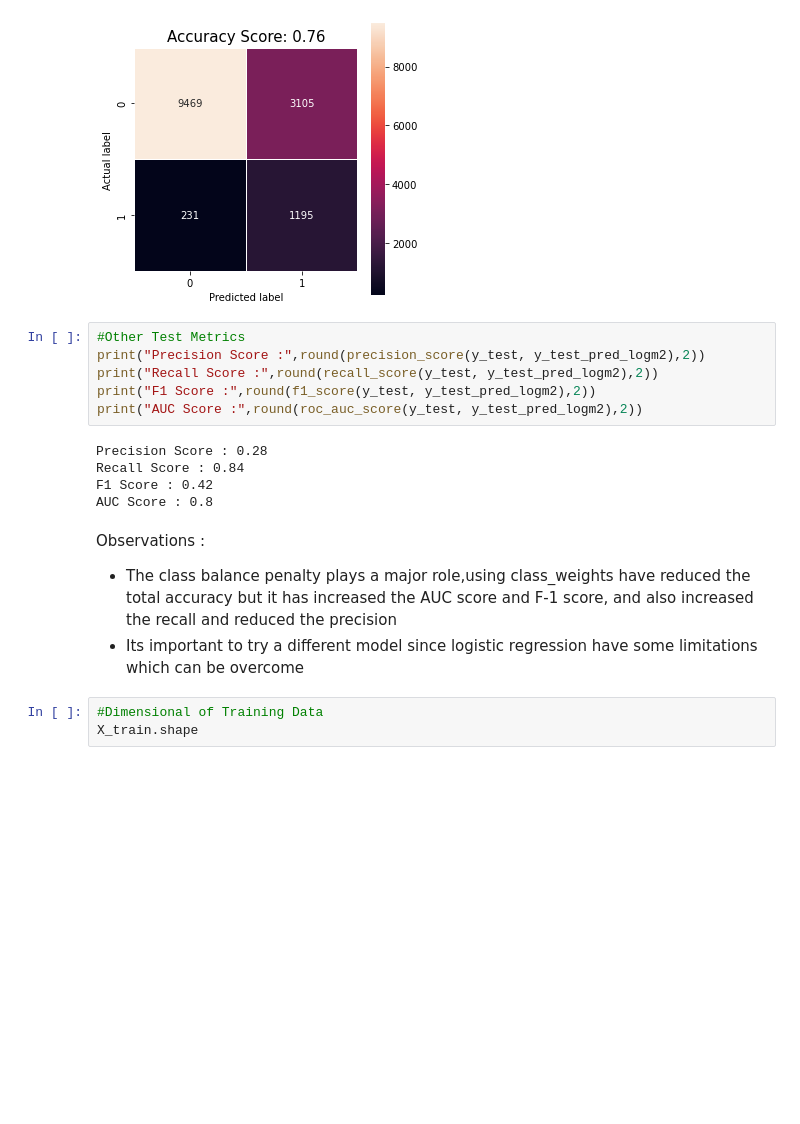
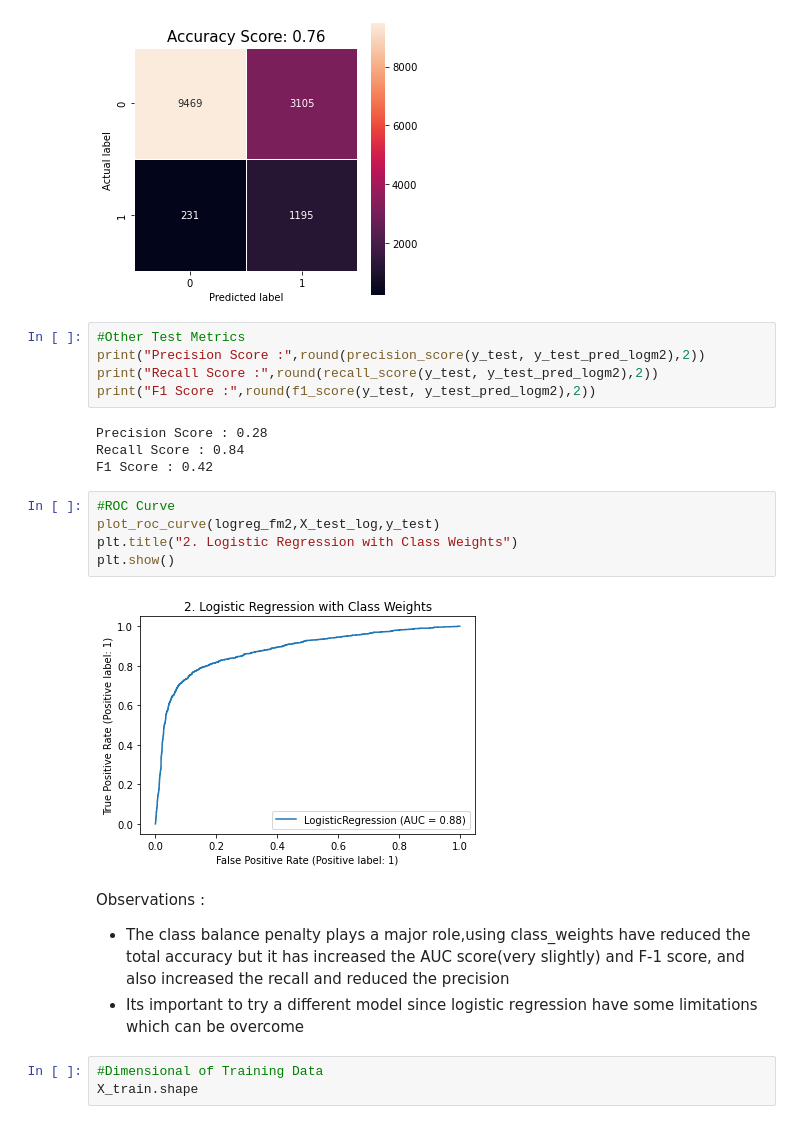
Before and after one commit to karthickchetti/Telecom_Churn_Prediction, a Jupyter notebook: Prediction.ipynb, the cells around one changed output. Saved outputs shown, nothing was run; the diff lists cells and outputs as text; blank space fills up the shorter version.

```diff
--- a/Prediction.ipynb
+++ b/Prediction.ipynb
@@ -607,15 +613,20 @@ plt.show()
 print("Precision Score :",round(precision_score(y_test, y_test_pred_logm2),2))
 print("Recall Score :",round(recall_score(y_test, y_test_pred_logm2),2))
 print("F1 Score :",round(f1_score(y_test, y_test_pred_logm2),2))
-print("AUC Score :",round(roc_auc_score(y_test, y_test_pred_logm2),2))
 # %% [output]
 Precision Score : 0.28
 Recall Score : 0.84
 F1 Score : 0.42
-AUC Score : 0.8
+# %%
+#ROC Curve
+plot_roc_curve(logreg_fm2,X_test_log,y_test)
+plt.title("2. Logistic Regression with Class Weights")
+plt.show()
+# %% [output]
+[figure, added]
 # %% [markdown]
 Observations :
-- The class balance penalty plays a major role,using class_weights have reduced the total accuracy but it has increased the AUC score and F-1 score, and also increased the recall and reduced the precision
+- The class balance penalty plays a major role,using class_weights have reduced the total accuracy but it has increased the AUC score(very slightly) and F-1 score, and also increased the recall and reduced the precision
 - Its important to try a different model since logistic regression have some limitations which can be overcome
 # %%
 #Dimensional of Training Data
```
Also changed, not shown: parts of 30 cells of this notebook.
